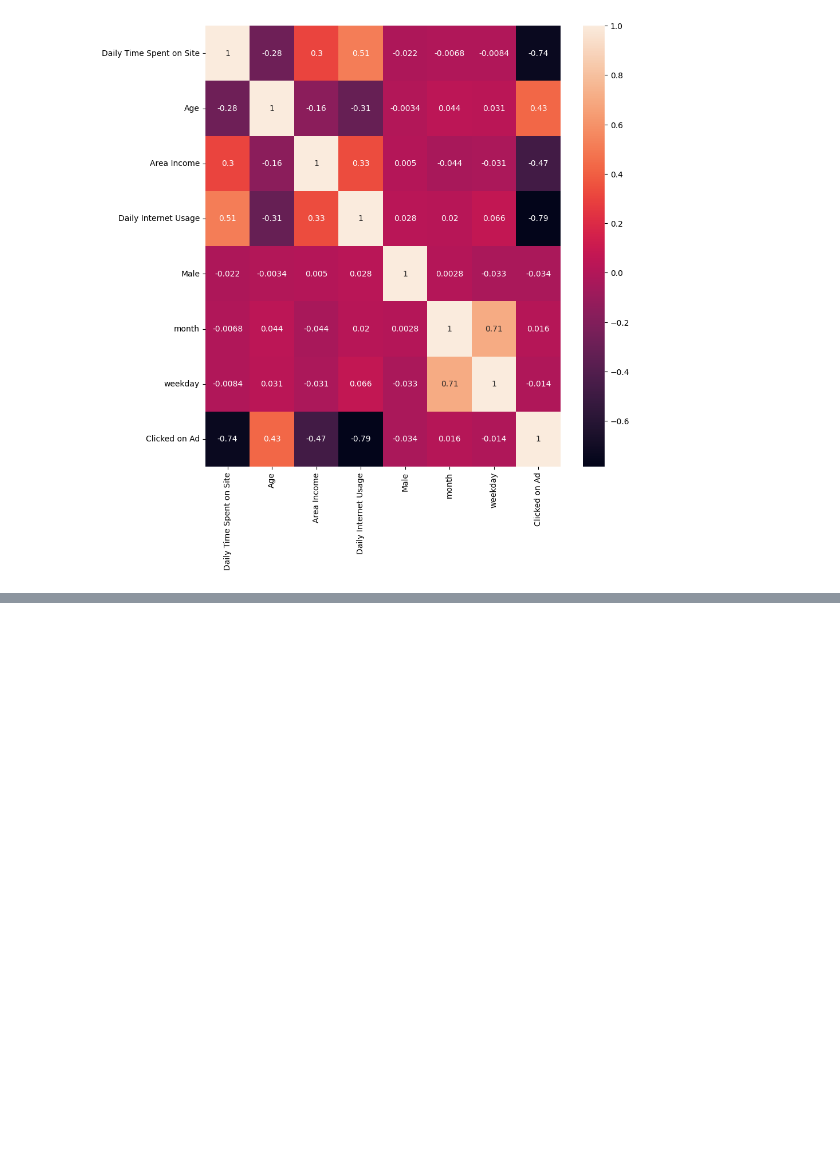
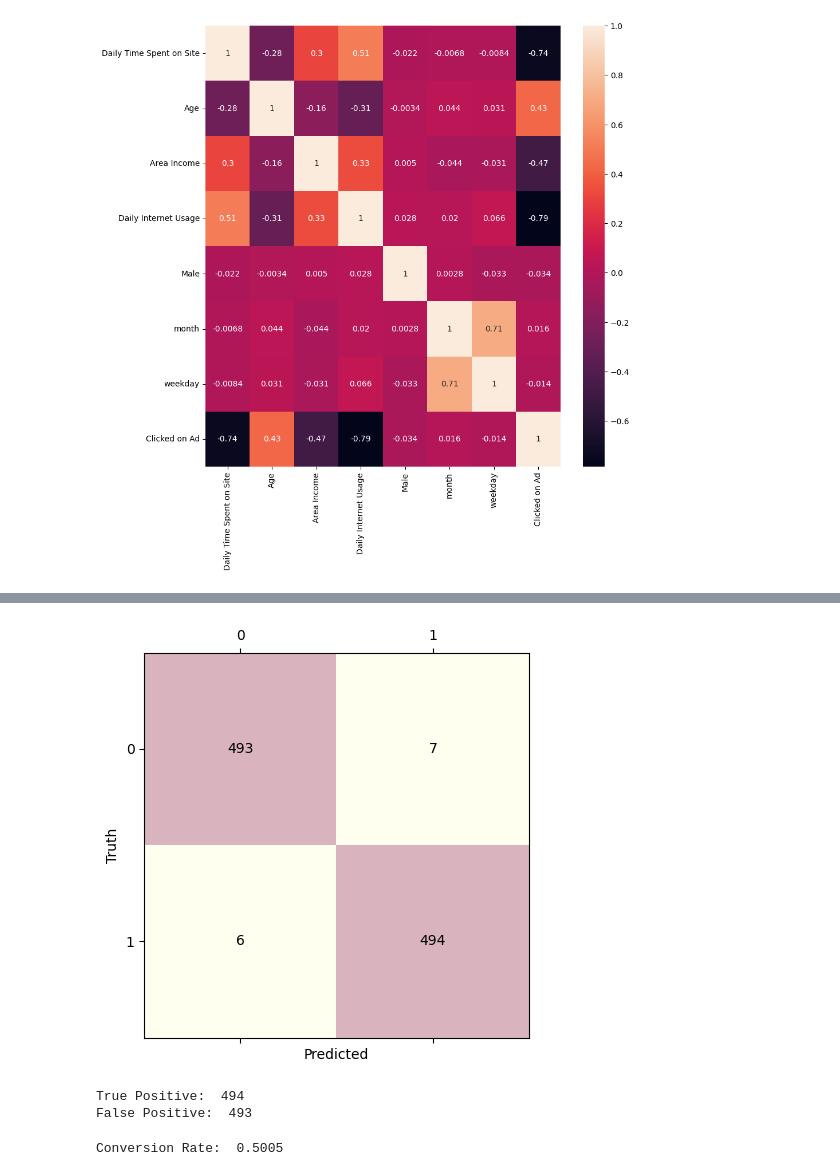
Before and after one commit to masendhy/predict_customer_clicked_ads_classification_by_using_machine_learning, a Jupyter notebook: predict_customer_clicked_ads_classification_by_using_machine_learning.ipynb, the cells around one changed output, grey strips where cells are left out. Drawn from its saved outputs; the diff is of its cells as text; code cells hidden in the pictures; blank space fills up the shorter version.

```diff
--- a/predict_customer_clicked_ads_classification_by_using_machine_learning.ipynb
+++ b/predict_customer_clicked_ads_classification_by_using_machine_learning.ipynb
@@ -275,0 +538,8 @@ X = df_feat.drop(['Clicked on Ad'], axis=1)
+# %%
+from sklearn.model_selection import train_test_split
+X2_train, X2_test, y2_train, y2_test = train_test_split(X2, y2, test_size=0.30, random_state=42)
+
+print('number of rows in X2_train :', X2_train.shape[0])
+print('number of rows in X2_test :', X2_test.shape[0])
+print('number of rows in y2_train :', y2_train.shape[0])
+print('number of rows in y2_test :', y2_test.shape[0])
@@ -275,0 +597,6 @@ X = df_feat.drop(['Clicked on Ad'], axis=1)
+# %%
+# KNN
+from sklearn.neighbors import KNeighborsClassifier
+knn = KNeighborsClassifier()
+knn.fit(X2_train, y2_train)
+print_score2(knn)
@@ -275,0 +609,6 @@ X = df_feat.drop(['Clicked on Ad'], axis=1)
+# %%
+#decision tree
+from sklearn.tree import DecisionTreeClassifier
+dt = DecisionTreeClassifier()
+dt.fit(X2_train, y2_train)
+print_score2(dt)
@@ -275,0 +621,6 @@ X = df_feat.drop(['Clicked on Ad'], axis=1)
+# %%
+#Random Forest
+from sklearn.ensemble import RandomForestClassifier
+rf = RandomForestClassifier()
+rf.fit(X2_train, y2_train)
+print_score2(rf)
@@ -275,0 +656,33 @@ X = df_feat.drop(['Clicked on Ad'], axis=1)
+# %%
+#Confusion Matrix
+from sklearn.metrics import confusion_matrix
+y_pred = rf.predict(X2)
+y_test = y
+
+cm = confusion_matrix(y_test, y_pred)
+
+fig,ax = plt.subplots(figsize=(5,5))
+ax.matshow(cm, cmap=plt.cm.YlOrRd, alpha=0.3)
+for i in range(cm.shape[0]):
+    for j in range(cm.shape[1]):
+        ax.text(x=j,y=i,s=cm[i,j],va='center',ha='center')
+plt.xlabel('Predicted')
+plt.ylabel('Truth')
+plt.show()
+# %% [output]
+[figure, added]
+# %%
+TP = cm[1,1]
+FP = cm[0,0]
+
+print('True Positive: ', TP)
+print('False Positive: ', FP)
+# %% [output]
+True Positive:  494
+False Positive:  493
+# %%
+#conversion_rate
+conversion_rate = TP / (TP + FP)
+print('Conversion Rate: ', round(conversion_rate,4))
+# %% [output]
+Conversion Rate:  0.5005
```
Also changed, not shown: parts of 43 cells of this notebook.
